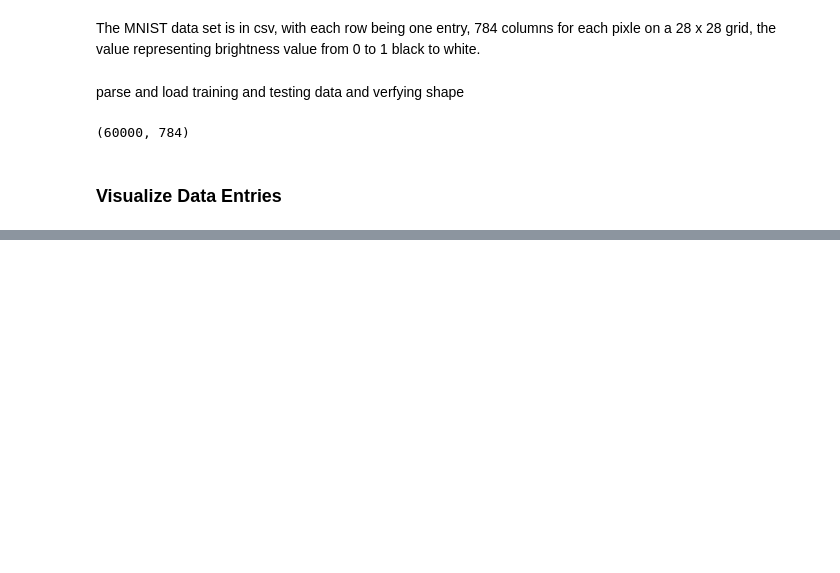
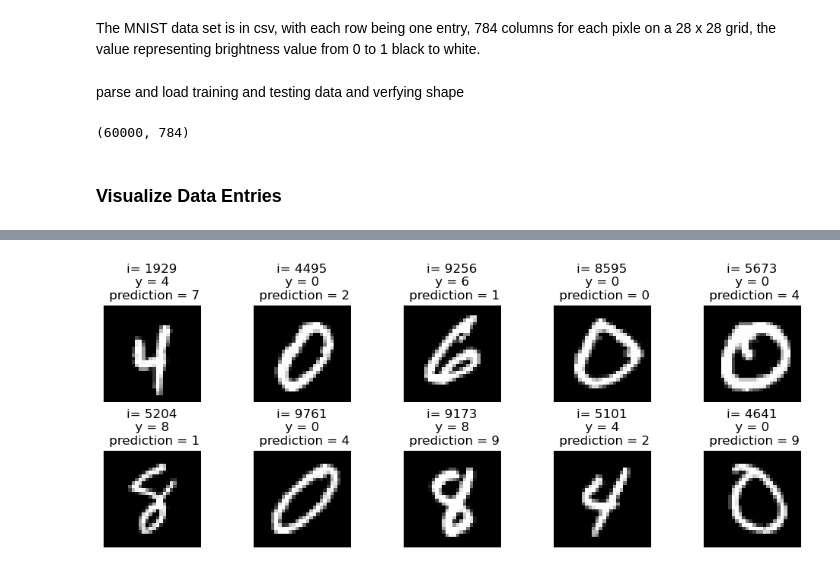
Before and after one commit to xueqian-allen-liu/neural-network-from-scratch, a Jupyter notebook: main.ipynb, the cells around one changed output, grey strips where cells are left out. Saved outputs shown, nothing was run; the diff lists cells and outputs as text; code cells hidden in the pictures; blank space fills up the shorter version.

Commit message:
main notebook finished, nn_layers.png, main.pdf README updated

```diff
--- a/main.ipynb
+++ b/main.ipynb
@@ -92,0 +281,8 @@ The objective of fitting the model will be to minimize $L$ in respect to our par
+# %%
+def update_params(param, dparam, alpha):
+    W, b = param
+    dW, db = dparam
+    for i in range(len(W)):
+        W[i] = W[i] - alpha * dW[i]
+        b[i] = b[i] - alpha * db[i]
+    return (W,b)
@@ -92,0 +295,16 @@ The objective of fitting the model will be to minimize $L$ in respect to our par
+# %%
+layers = [784, 256, 128, 10]
+def gradient_descent(X,Y, epoch, alpha):
+    param = init_params(layers)
+    for i in range(epoch):
+        Z, A, Y_hat = forward_prop(X, param)
+        dparam = back_prop(param, Z, A, Y_hat, Y)
+        param = update_params(param, dparam, alpha)
+        if i % 5 == 0:
+            print(f"epoch: {i} \t acc : {np.round(acc(Y,Y_hat),5)} \t loss: {np.round(np.mean(cross_entropy(np.eye(10)[Y],Y_hat)),5)}")
+    return param
+# %%
+print("traing")
+param = gradient_descent(X,Y,50, .1)
+_, _, Y_pred = forward_prop(X_te, param)
+print(f"\ntest acc: {acc(Y_te,Y_pred)}")
@@ -92,0 +325,21 @@ The objective of fitting the model will be to minimize $L$ in respect to our par
+# %%
+def plot_pred(idxs, X_data, Y_data, rows, param):
+    p_w, p_h = 2,2
+
+    m = int(rows)
+    n = int(len(idxs)/rows)
+    fig, axes = plt.subplots(m, n, figsize=(p_w*n, p_h*m))
+    for i, ax in enumerate(axes.flat):
+        _, _, pred = forward_prop(X_data[i,:], param)
+        prediction = np.argmax(pred, axis=1)[0]
+
+        ax.imshow(X_data[idxs[i],].reshape(28,28),cmap='gray', interpolation='nearest')
+        ax.axis('off')
+        ax.set_title(f"i= {idxs[i]}\n y = {Y_data[idxs][i]} \n prediction = {prediction}")
+
+    plt.tight_layout()
+    plt.show()
+# %%
+plot_pred(np.random.default_rng().integers(size=10, low=0, high=Y_te.size-1), X_te, Y_te, 2, param)
+# %% [output]
+[figure, added]
```
Also changed, not shown: parts of 20 cells of this notebook, 3 other files.
